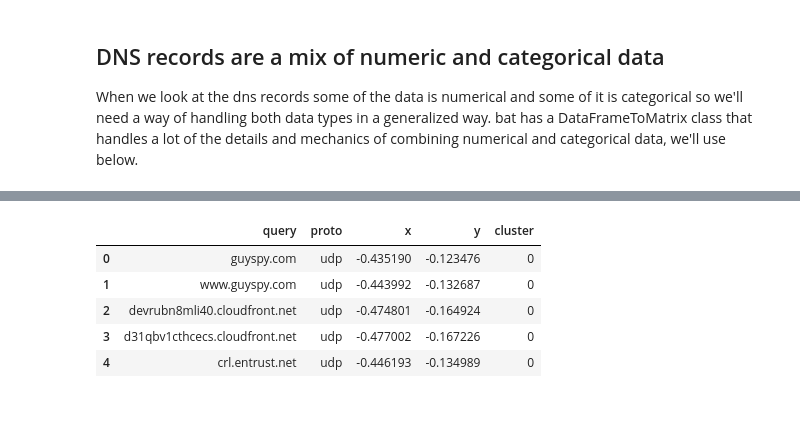
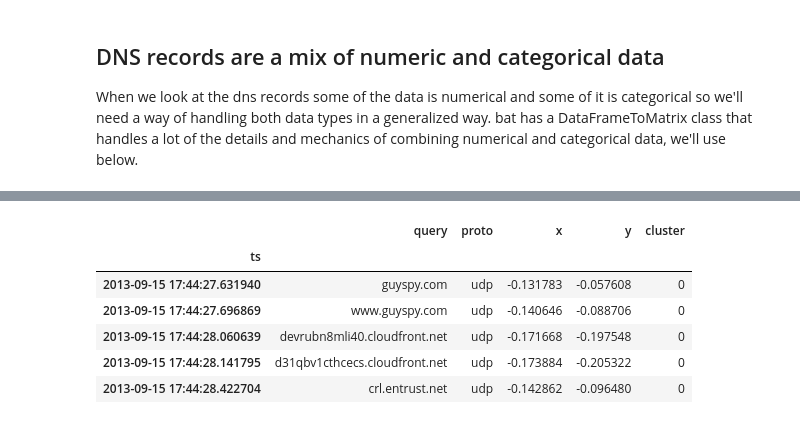
Before and after one commit to SuperCowPowers/zat, a Jupyter notebook: notebooks/Bro_to_Scikit_Learn.ipynb, the cells around one changed output, grey strips where cells are left out. Drawn from its saved outputs; the diff is of its cells as text; code cells hidden in the pictures.

```diff
--- a/notebooks/Bro_to_Scikit_Learn.ipynb
+++ b/notebooks/Bro_to_Scikit_Learn.ipynb
@@ -129,21 +140,22 @@ array([[False, True, True, ..., 1, 0, 1],
 # %%
 # Now we're ready for scikit-learn!
 # Just some simple stuff for this example, KMeans and PCA
 kmeans = KMeans(n_clusters=5).fit_predict(bro_matrix)
-pca = PCA(n_components=2).fit_transform(bro_matrix)
+pca = PCA(n_components=3).fit_transform(bro_matrix)
 
 # Now we can put our ML results back onto our dataframe!
 bro_df['x'] = pca[:, 0] # PCA X Column
-bro_df['y'] = pca[:, 1] # PCA Y Column
+bro_df['y'] = pca[:, 1] + pca[:, 2] # PCA Y Column
 bro_df['cluster'] = kmeans
 bro_df[['query', 'proto', 'x', 'y', 'cluster']].head()  # Showing the scikit-learn results in our dataframe
 # %% [output]
 |  | query | proto | x | y | cluster |
-| 0 | guyspy.com | udp | -0.435190 | -0.123476 | 0 |
-| 1 | www.guyspy.com | udp | -0.443992 | -0.132687 | 0 |
-| 2 | devrubn8mli40.cloudfront.net | udp | -0.474801 | -0.164924 | 0 |
-| 3 | d31qbv1cthcecs.cloudfront.net | udp | -0.477002 | -0.167226 | 0 |
-| 4 | crl.entrust.net | udp | -0.446193 | -0.134989 | 0 |
+| ts |  |  |  |  |  |
+| 2013-09-15 17:44:27.631940 | guyspy.com | udp | -0.131783 | -0.057608 | 0 |
+| 2013-09-15 17:44:27.696869 | www.guyspy.com | udp | -0.140646 | -0.088706 | 0 |
+| 2013-09-15 17:44:28.060639 | devrubn8mli40.cloudfront.net | udp | -0.171668 | -0.197548 | 0 |
+| 2013-09-15 17:44:28.141795 | d31qbv1cthcecs.cloudfront.net | udp | -0.173884 | -0.205322 | 0 |
+| 2013-09-15 17:44:28.422704 | crl.entrust.net | udp | -0.142862 | -0.096480 | 0 |
 # %%
 # Plotting defaults
 %matplotlib inline
```
Also changed, not shown: parts of 4 cells of this notebook.
